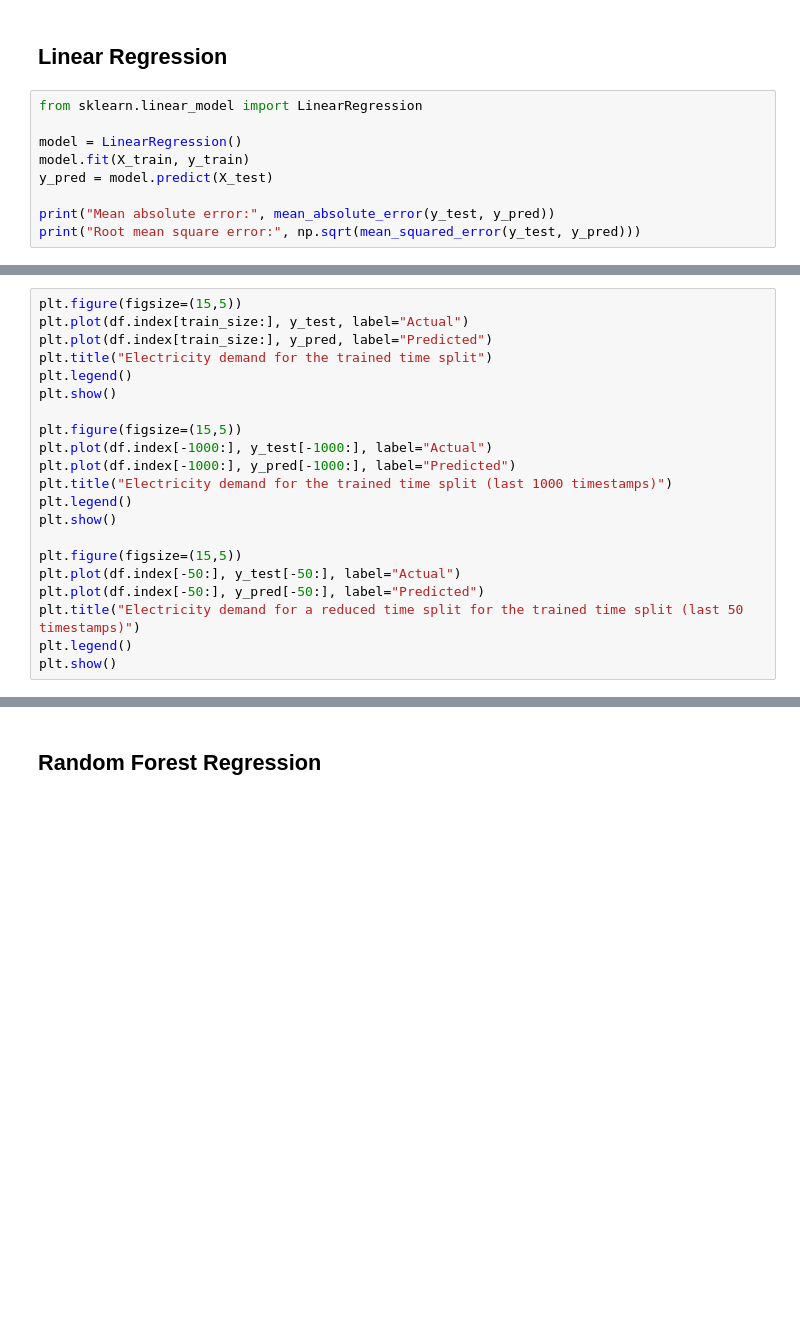
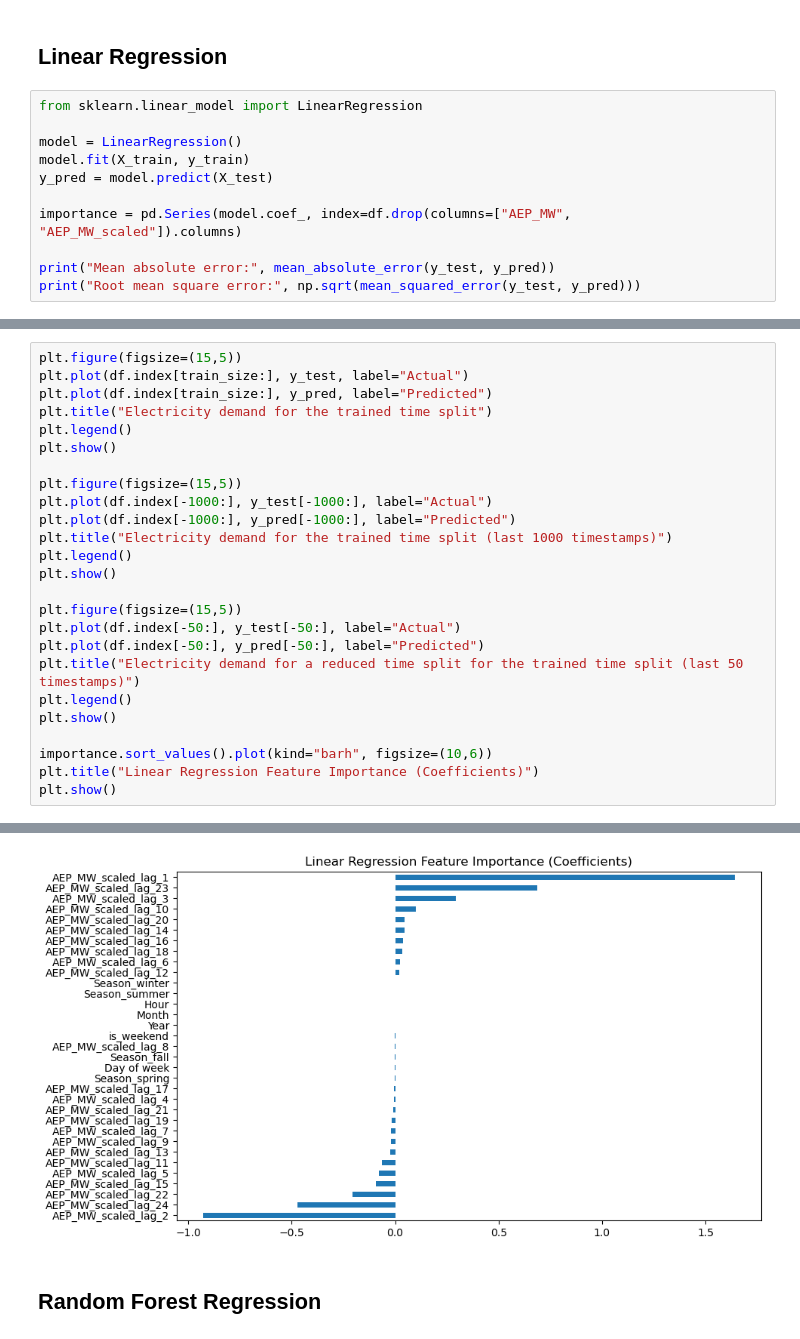
Before and after one commit to mruifer/Electricity-demand-forecast, a Jupyter notebook: notebooks/03_modeling.ipynb, the cells around one changed output, grey strips where cells are left out. Saved outputs shown, nothing was run; the diff lists cells and outputs as text; blank space fills up the shorter version.

```diff
--- a/notebooks/03_modeling.ipynb
+++ b/notebooks/03_modeling.ipynb
@@ -45,6 +45,8 @@ model = LinearRegression()
 model.fit(X_train, y_train)
 y_pred = model.predict(X_test)
 
+importance = pd.Series(model.coef_, index=df.drop(columns=["AEP_MW", "AEP_MW_scaled"]).columns)
+
 print("Mean absolute error:", mean_absolute_error(y_test, y_pred))
 print("Root mean square error:", np.sqrt(mean_squared_error(y_test, y_pred)))
 # %% [output]
@@ -53,28 +55,33 @@ Root mean square error: 0.01793988913255328
 # %%
 plt.figure(figsize=(15,5))
 plt.plot(df.index[train_size:], y_test, label="Actual")
 plt.plot(df.index[train_size:], y_pred, label="Predicted")
 plt.title("Electricity demand for the trained time split")
 plt.legend()
 plt.show()
 
 plt.figure(figsize=(15,5))
 plt.plot(df.index[-1000:], y_test[-1000:], label="Actual")
 plt.plot(df.index[-1000:], y_pred[-1000:], label="Predicted")
 plt.title("Electricity demand for the trained time split (last 1000 timestamps)")
 plt.legend()
 plt.show()
 
 plt.figure(figsize=(15,5))
 plt.plot(df.index[-50:], y_test[-50:], label="Actual")
 plt.plot(df.index[-50:], y_pred[-50:], label="Predicted")
 plt.title("Electricity demand for a reduced time split for the trained time split (last 50 timestamps)")
 plt.legend()
 plt.show()
+
+importance.sort_values().plot(kind="barh", figsize=(10,6))
+plt.title("Linear Regression Feature Importance (Coefficients)")
+plt.show()
 # %% [output]
 [figure]
 [figure]
 [figure]
+[figure, added]
 # %% [markdown]
 ## Random Forest Regression
 # %%
```
Also changed, not shown: parts of 2 cells of this notebook, 2 other files.
